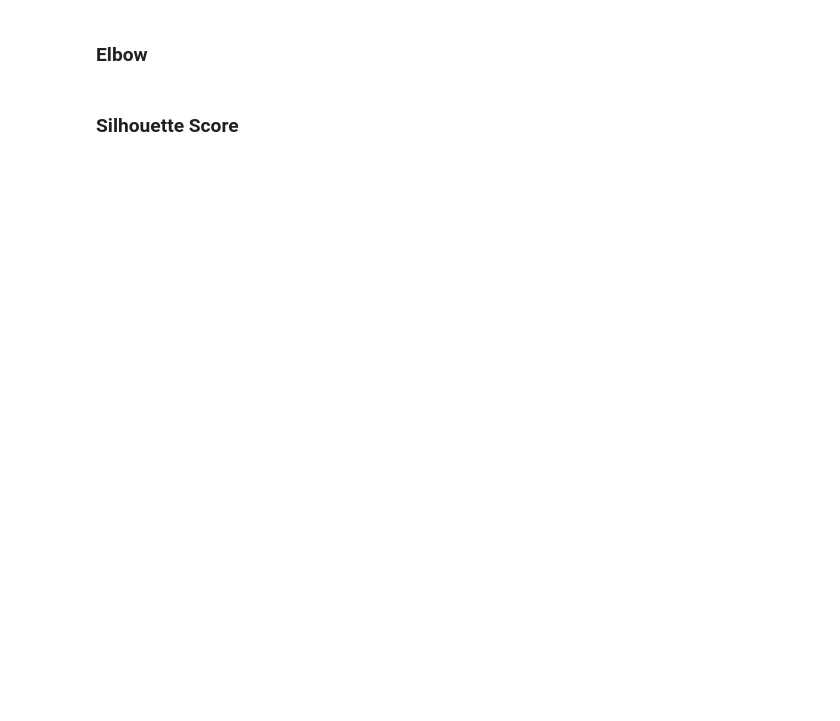
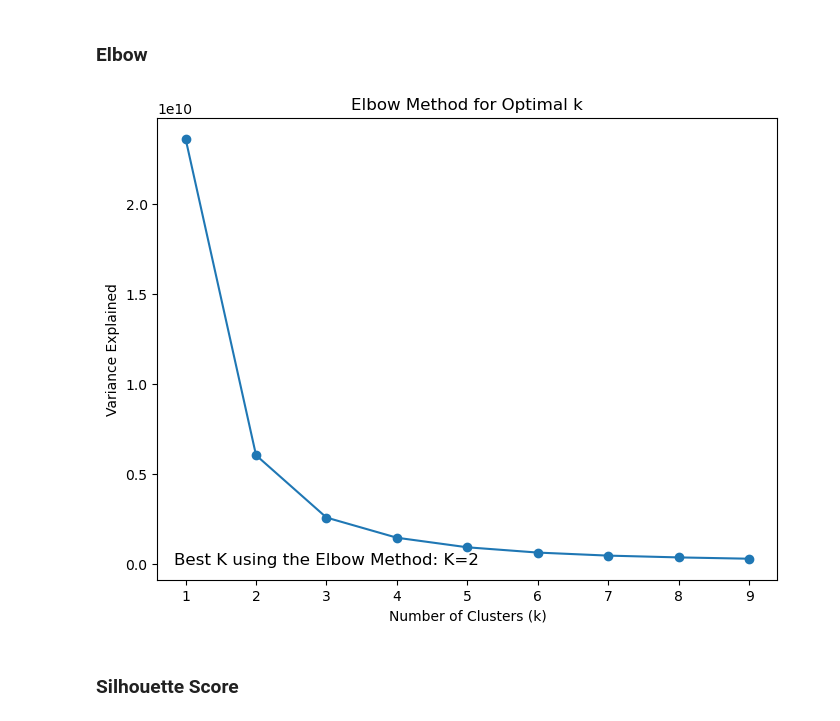
Before and after one commit to AbedShowgan/ML_HW, a Jupyter notebook: HW1_ML/ML_EX1.ipynb, the cells around one changed output. Cells and saved outputs as stored; diff of their text form; code cells hidden in the pictures; blank space fills up the shorter version.

```diff
--- a/HW1_ML/ML_EX1.ipynb
+++ b/HW1_ML/ML_EX1.ipynb
@@ -232,4 +272,33 @@ Original Data:
 # %% [markdown]
 ### Elbow
+# %%
+# Define the number of clusters to test (you can choose a range)
+k_vals = range(1, 10)
+df_copy = final_data.copy()
+df_copy.fillna(0, inplace=True)
+df_copy_no_date = df_copy.drop(columns=['Dt_Customer'])
+df_no_id_no_date = df_copy_no_date.drop(columns=['ID'])
+# Initialize an empty list to store the variance explained for each k
+variance_per_k = []
+
+# Fit KMeans with different values of k and calculate variance explained
+for k in k_vals:
+    kmeans = KMeans(n_clusters=k, random_state=0,n_init=10)
+    kmeans.fit(df_copy_no_date)
+    variance_per_k.append(kmeans.inertia_)  # kmeans.inertia_ gives the variance explained by the model
+
+# Plot the elbow curve
+plt.figure(figsize=(8, 6))
+plt.plot(k_vals, variance_per_k, marker='o')
+plt.title('Elbow Method for Optimal k')
+plt.xlabel('Number of Clusters (k)')
+plt.ylabel('Variance Explained')
+plt.text(3, -2, 'Best K using the Elbow Method: K=2', fontsize=12, ha='center')
+
+# # Show the plot
+# plt.legend()
+plt.show()
+# %% [output]
+[figure, added]
 # %% [markdown]
 ### Silhouette Score
```
Also changed, not shown: parts of 11 cells of this notebook, 6 other files.
